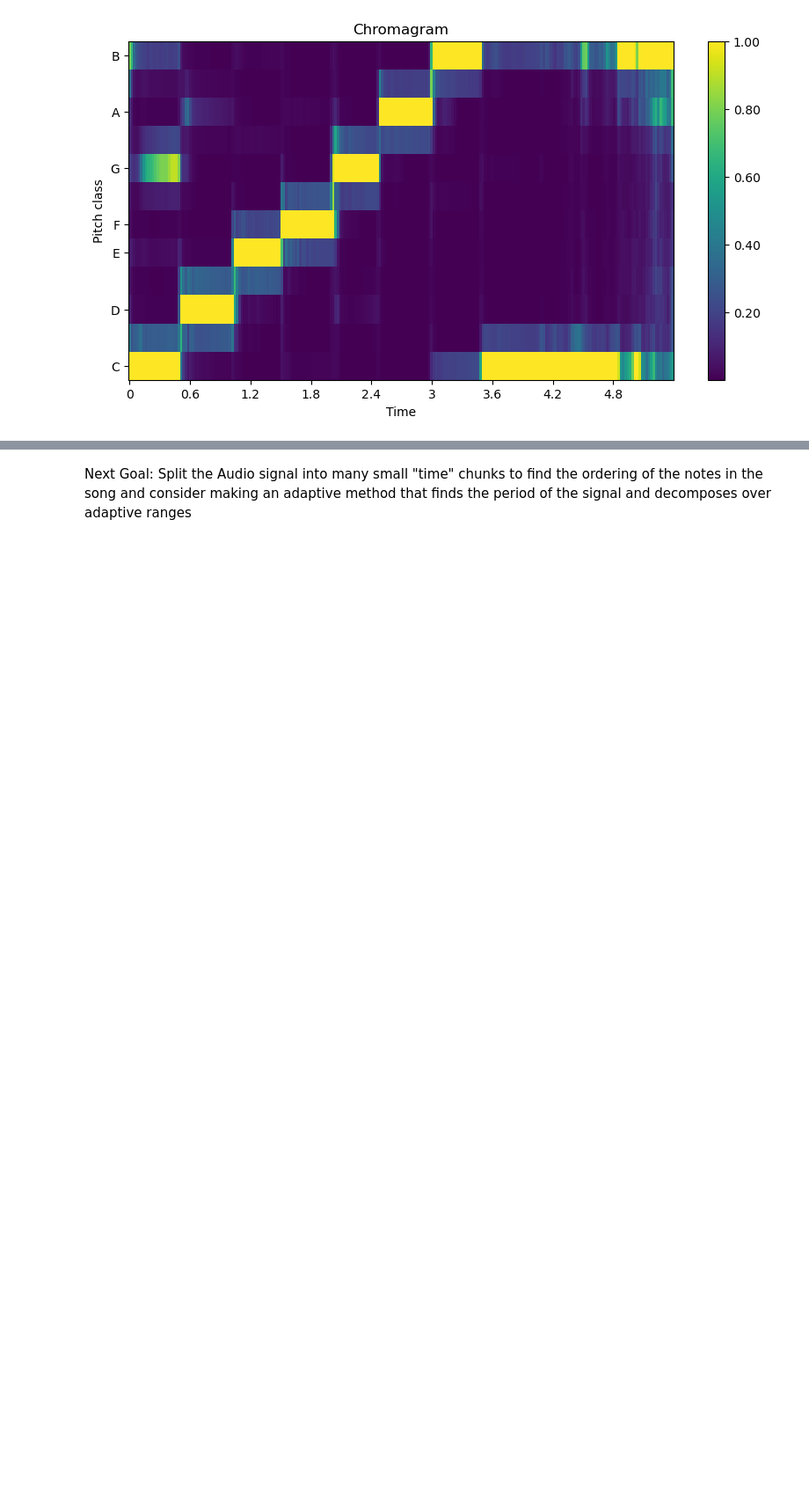
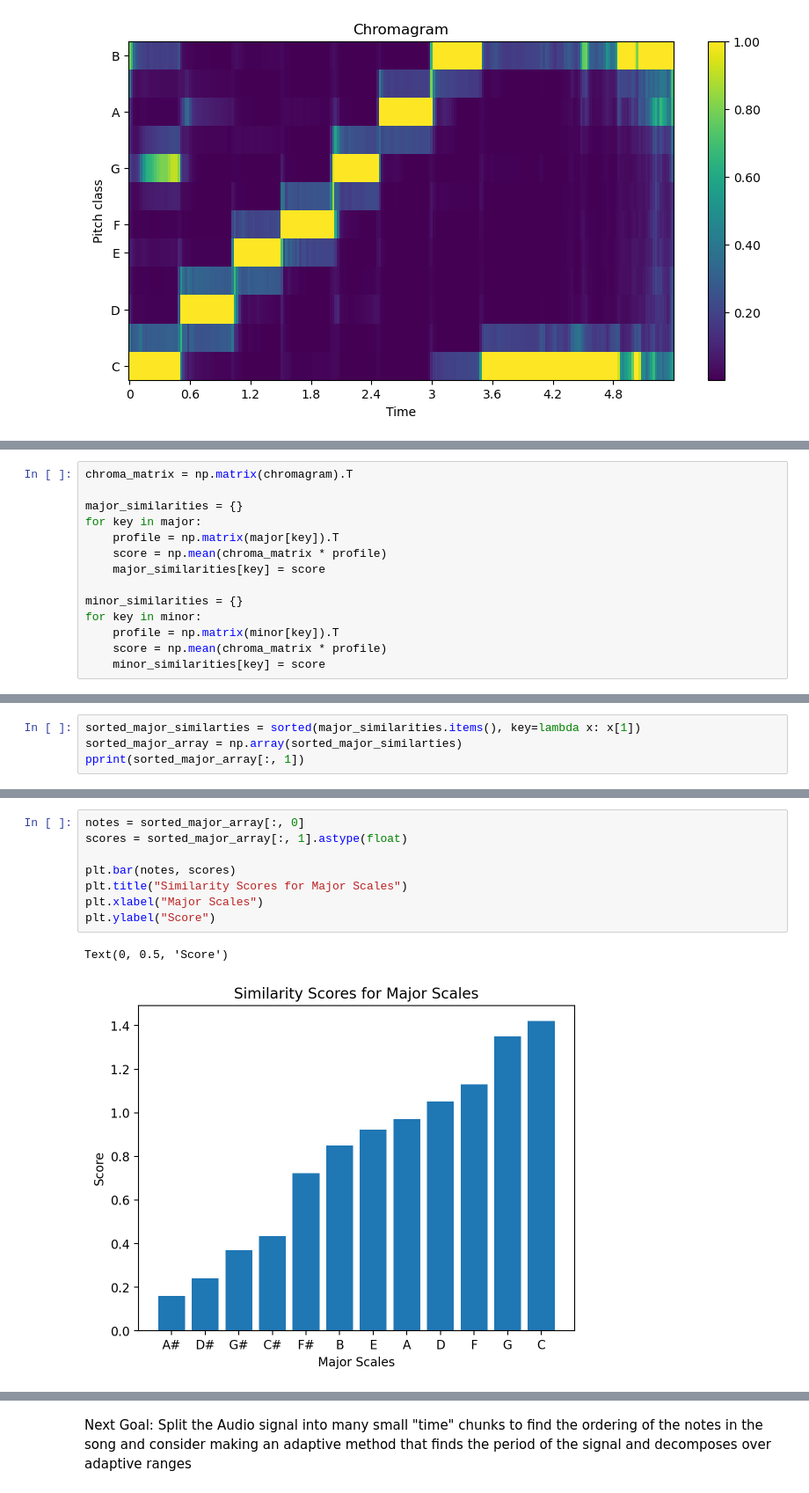
Before and after one commit to kujabes/SpaCy-Music, a Jupyter notebook: fourier_analysis.ipynb, the cells around one changed output, grey strips where cells are left out. Shown at 88% size. Saved outputs shown, nothing was run; the diff lists cells and outputs as text; blank space fills up the shorter version.

Commit message:
created key profiles for all major and minor scales

```diff
--- a/fourier_analysis.ipynb
+++ b/fourier_analysis.ipynb
@@ -134,0 +202,14 @@ plt.show()
+# %%
+chroma_matrix = np.matrix(chromagram).T
+
+major_similarities = {}
+for key in major:
+    profile = np.matrix(major[key]).T
+    score = np.mean(chroma_matrix * profile)
+    major_similarities[key] = score
+
+minor_similarities = {}
+for key in minor:
+    profile = np.matrix(minor[key]).T
+    score = np.mean(chroma_matrix * profile)
+    minor_similarities[key] = score
@@ -134,0 +254,4 @@ plt.show()
+# %%
+sorted_major_similarties = sorted(major_similarities.items(), key=lambda x: x[1])
+sorted_major_array = np.array(sorted_major_similarties)
+pprint(sorted_major_array[:, 1])
@@ -134,0 +274,11 @@ plt.show()
+# %%
+notes = sorted_major_array[:, 0]
+scores = sorted_major_array[:, 1].astype(float)
+
+plt.bar(notes, scores)
+plt.title("Similarity Scores for Major Scales")
+plt.xlabel("Major Scales")
+plt.ylabel("Score")
+# %% [output]
+Text(0, 0.5, 'Score')
+[figure, added]
```
Also changed, not shown: parts of 16 cells of this notebook, 3 other files.
